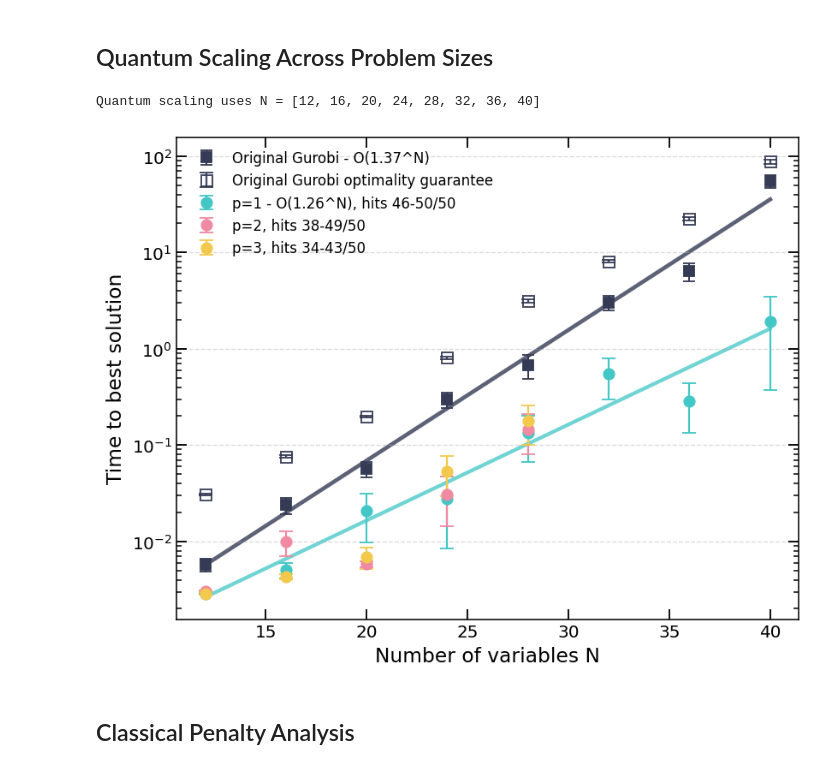
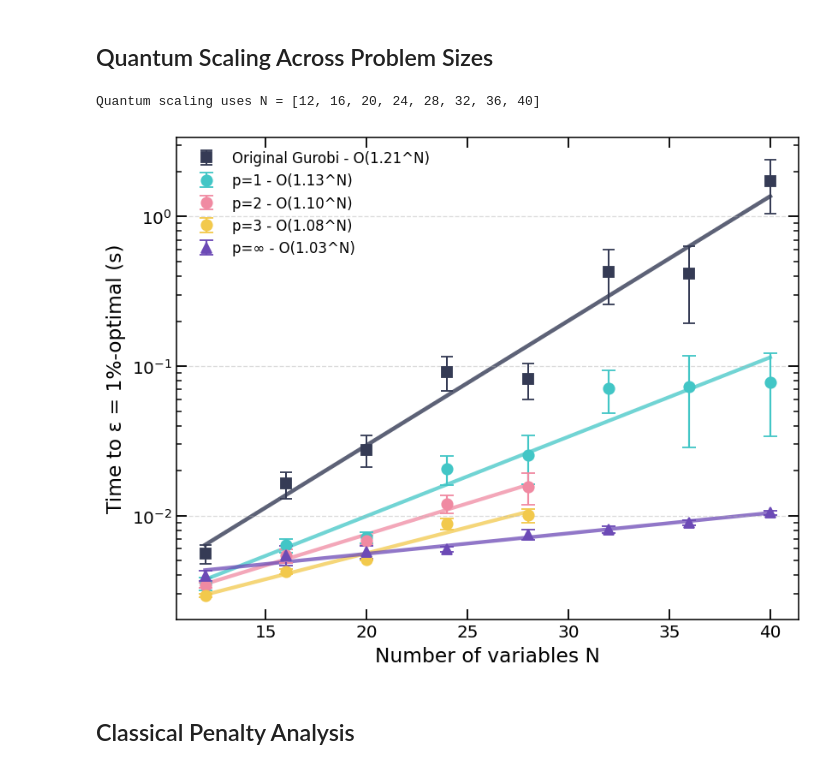
Before and after one commit to SECQUOIA/Quantum_Preconditioning_Constrained_Optimization, a Jupyter notebook: notebooks/analysis.ipynb, the cells around one changed output. Saved outputs shown, nothing was run; the diff lists cells and outputs as text; code cells hidden in the pictures.

```diff
--- a/notebooks/analysis.ipynb
+++ b/notebooks/analysis.ipynb
@@ -23,6 +23,7 @@ PlotConfig = qutils.PlotConfig
 apply_plot_style = qutils.apply_plot_style
 compute_hit_time_plot_limits = qutils.compute_hit_time_plot_limits
 load_family_comparison_data = qutils.load_family_comparison_data
+load_family_comparison_trajectory_data = qutils.load_family_comparison_trajectory_data
 load_quantum_infinite_depth_comparison_data = qutils.load_quantum_infinite_depth_comparison_data
 load_summary_data = qutils.load_summary_data
 load_trajectory_data = qutils.load_trajectory_data
@@ -47,11 +48,16 @@ TRAJ_SEED = 20
 MIPSOL_VALUE_COL = "orig_obj"  # or "running_best_orig_obj"
 COMPARE_METRIC = "time_to_best_sec"  # or "runtime_sec"
 
+# Approximation threshold for the scaling plot.
+# 0.01 = find a solution within 1% of the baseline optimum.
+# All instances contribute to the average regardless of exact convergence.
+EPS_THRESHOLD = 0.01
+
 QUANTUM_LAYER = 1
 CLASSICAL_SWEEP = 100
 QUANTUM_LAYERS = [1, 2, 3]
 CLASSICAL_SWEEPS = [10, 100, 1000, 10000]
-INCLUDE_P_INF = False
+INCLUDE_P_INF = True
 
 QUANTUM_SCALING_SIZES_ON = [12, 16, 20, 24, 28, 32, 36, 40]
 QUANTUM_SCALING_SIZES_OFF = [12, 16, 20, 24, 28, 32, 36, 40]
@@ -70,6 +76,7 @@ print(f"Using {presolve_label}.")
 print(f"Quantum setting: p={QUANTUM_LAYER}")
 print(f"Classical setting: s={CLASSICAL_SWEEP}")
 print(f"Include p=inf in quantum scaling comparison: {INCLUDE_P_INF}")
+print(f"Scaling plot threshold: {EPS_THRESHOLD * 100:g}%-optimal")
 print(f"Loaded utils from: {qutils.__file__}")
 # %% [output]
 Using presolve on.
@@ -152,35 +160,43 @@ plt.show()
 # %%
 print(f"Quantum scaling uses N = {QUANTUM_SCALING_SIZES}")
 quantum_compare_df = load_family_comparison_data(
     problem_sizes=QUANTUM_SCALING_SIZES,
     family="quantum",
     param_values=QUANTUM_LAYERS,
     presolve=PRESOLVE,
     results_dir=RESULTS_DIR,
 )
+quantum_compare_traj_df = load_family_comparison_trajectory_data(
+    problem_sizes=QUANTUM_SCALING_SIZES,
+    family="quantum",
+    param_values=QUANTUM_COMPARE_PARAMS,  # includes inf when INCLUDE_P_INF=True
+    presolve=PRESOLVE,
+    results_dir=RESULTS_DIR,
+)
 
 if INCLUDE_P_INF:
     quantum_inf_df = load_quantum_infinite_depth_comparison_data(
         problem_sizes=QUANTUM_SCALING_SIZES,
         presolve=PRESOLVE,
         results_dir=RESULTS_DIR,
-        data_root=REPO_ROOT / "one_equality" / "complete_random",
+        data_root=REPO_ROOT / "one_equality_new" / "complete_random",
     )
     quantum_compare_df = pd.concat([quantum_compare_df, quantum_inf_df], ignore_index=True)
 
 plot_family_param_comparison(
     summary_df=quantum_compare_df,
     family="quantum",
     param_values=QUANTUM_COMPARE_PARAMS,
     presolve=PRESOLVE,
     metric=COMPARE_METRIC,
     y_log=True,
-    common_converged_only=True,
+    traj_df=quantum_compare_traj_df,
+    eps_threshold=EPS_THRESHOLD,
 )
 plt.show()
 # %% [output]
 Quantum scaling uses N = [12, 16, 20, 24, 28, 32, 36, 40]
-[figure, old version]
+[figure, new version]
 # %% [markdown]
 ## Classical Penalty Analysis
 # %%
```
Also changed, not shown: parts of 2 cells of this notebook, 5 other files.
